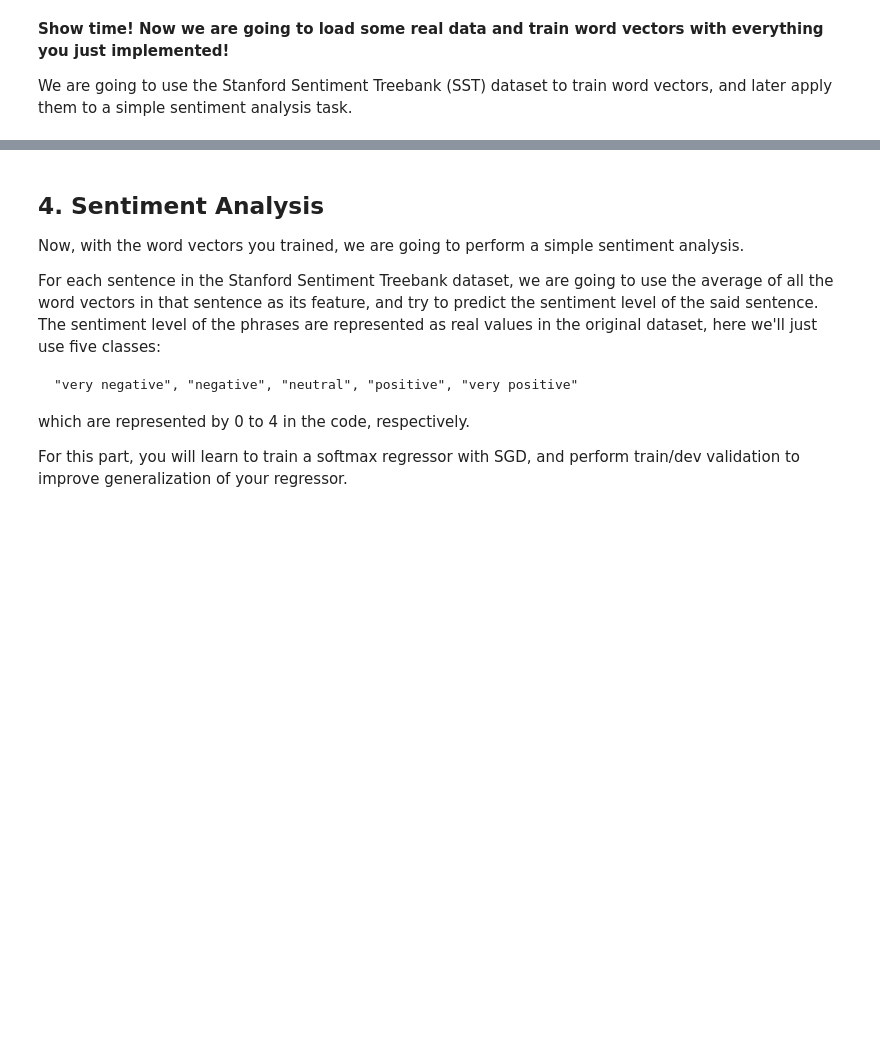
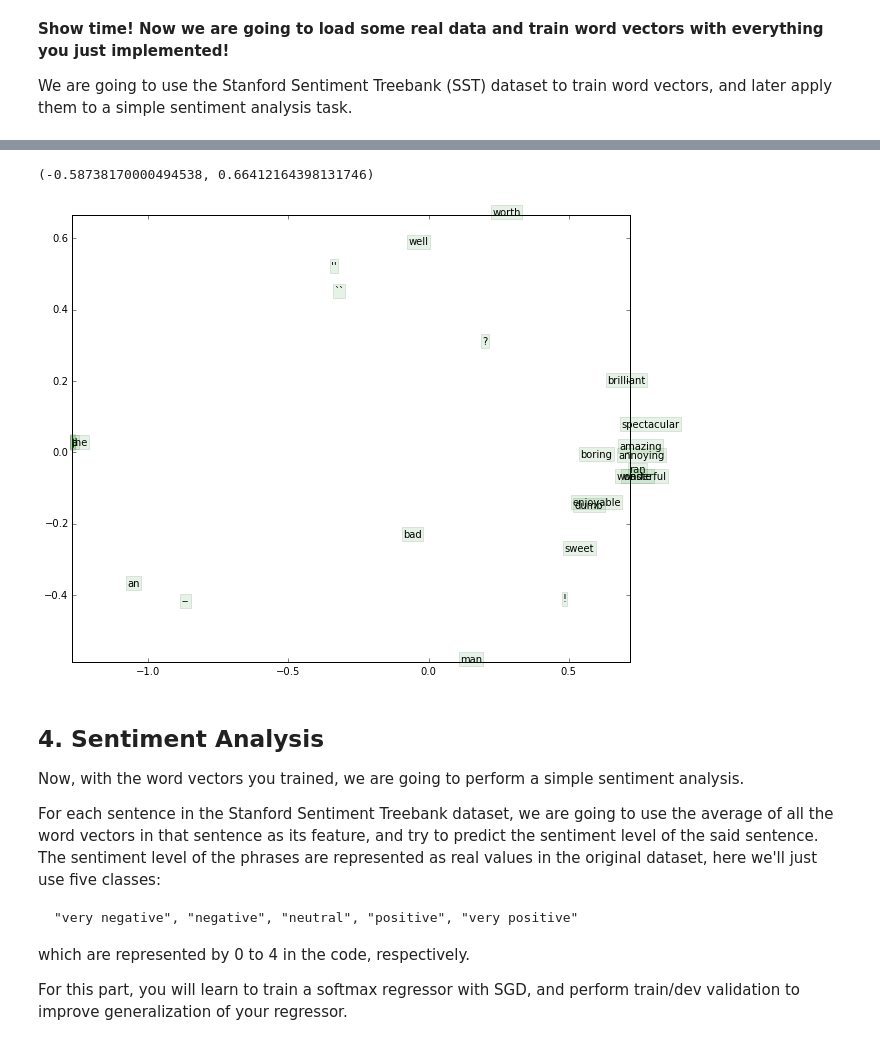
Before and after one commit to iamnotnader/neural_nets, a Jupyter notebook: wordvec_sentiment.ipynb, the cells around one changed output, grey strips where cells are left out. Cells and saved outputs as stored; diff of their text form; code cells hidden in the pictures; blank space fills up the shorter version.

Commit message:
updated word2vec

```diff
--- a/wordvec_sentiment.ipynb
+++ b/wordvec_sentiment.ipynb
@@ -680,21 +691,24 @@ print checkVecs
 # %%
 # Visualize the word vectors you trained
 
 _, wordVectors0, _ = load_saved_params()
 wordVectors = (wordVectors0[:nWords,:] + wordVectors0[nWords:,:])
-visualizeWords = ["the", "a", "an", ",", ".", "?", "!", "``", "''", "--", "good", "great", "cool", "brilliant", "wonderful", "well", "amazing", "worth", "sweet", "enjoyable", "boring", "bad", "waste", "dumb", "annoying"]
+visualizeWords = ["the", "a", "an", ",", ".", "?", "!", "``", "''", "--", "spectacular", "man", "ran", "brilliant", "wonderful", "well", "amazing", "worth", "sweet", "enjoyable", "boring", "bad", "waste", "dumb", "annoying"]
 visualizeIdx = [tokens[word] for word in visualizeWords]
 visualizeVecs = wordVectors[visualizeIdx, :]
 temp = (visualizeVecs - np.mean(visualizeVecs, axis=0))
 covariance = 1.0 / len(visualizeIdx) * temp.T.dot(temp)
 U,S,V = np.linalg.svd(covariance)
 coord = temp.dot(U[:,0:2])
 
 for i in xrange(len(visualizeWords)):
     plt.text(coord[i,0], coord[i,1], visualizeWords[i], bbox=dict(facecolor='green', alpha=0.1))
 
 plt.xlim((np.min(coord[:,0]), np.max(coord[:,0])))
 plt.ylim((np.min(coord[:,1]), np.max(coord[:,1])))
+# %% [output]
+(-0.58738170000494538, 0.66412164398131746)
+[figure, added]
 # %% [markdown]
 ## 4. Sentiment Analysis
 
```
Also changed, not shown: parts of 5 cells of this notebook.
